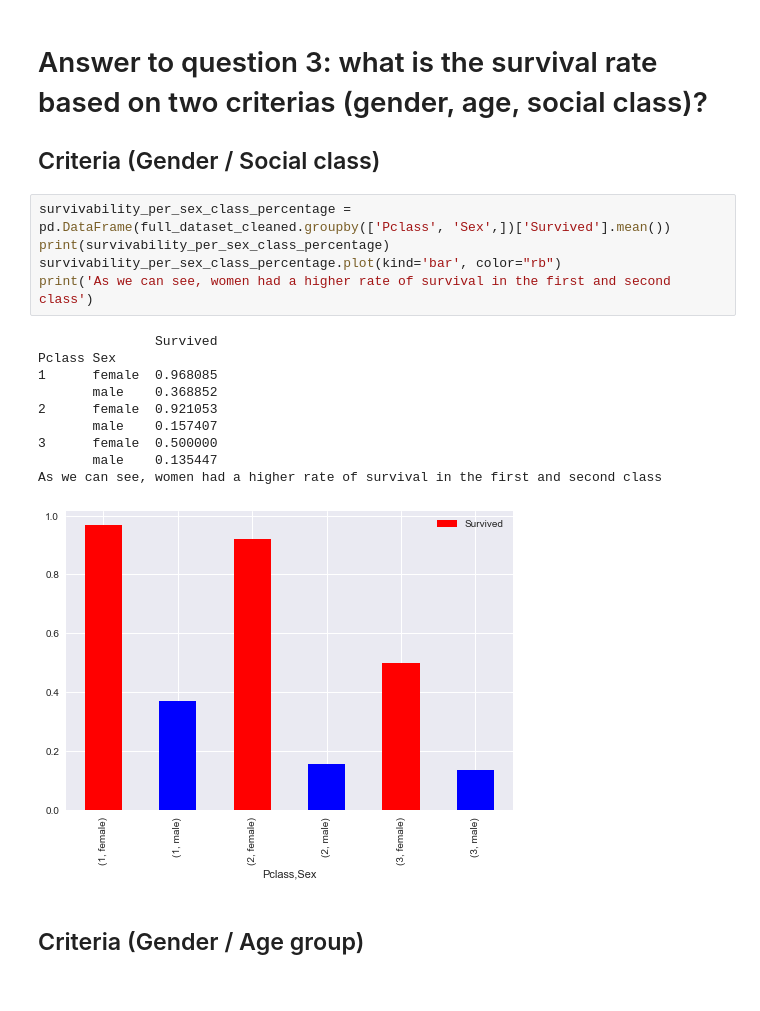
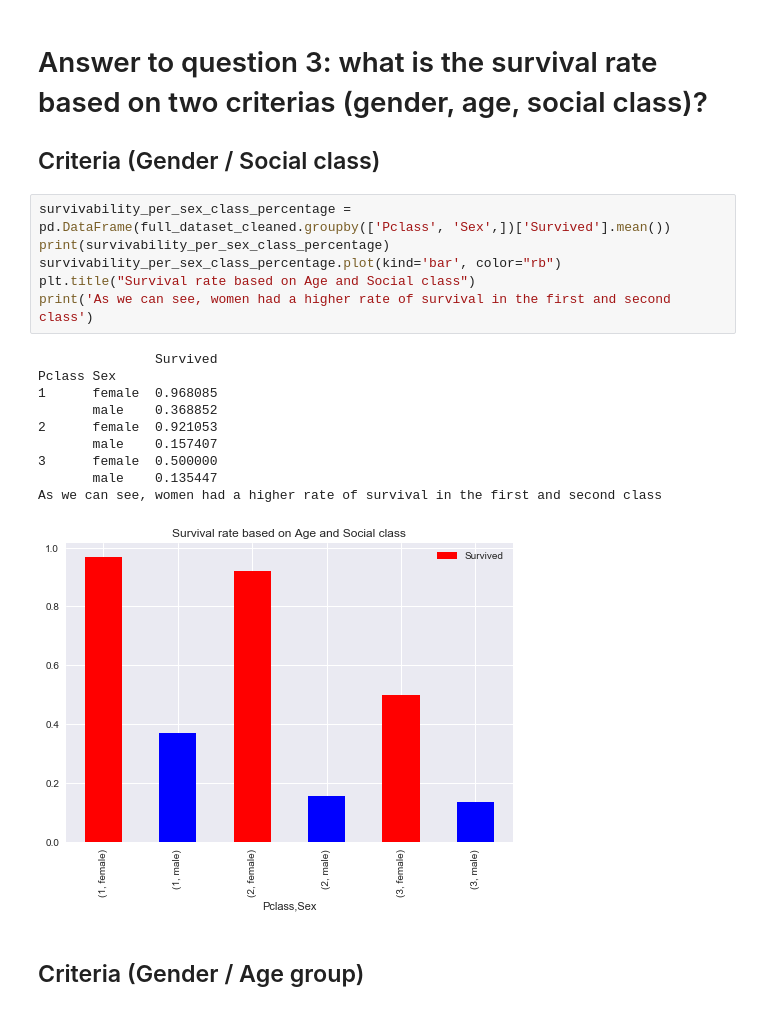
Before and after one commit to jocelyn19/dand_project0_titanic, a Jupyter notebook: Titanic report.ipynb, the cells around one changed output. Drawn from its saved outputs; the diff is of its cells as text.

```diff
--- a/Titanic report.ipynb
+++ b/Titanic report.ipynb
@@ -233,18 +241,19 @@ people with parent/children on board had a better chance of surviving between 1
 # %%
 survivability_per_sex_class_percentage = pd.DataFrame(full_dataset_cleaned.groupby(['Pclass', 'Sex',])['Survived'].mean())
 print(survivability_per_sex_class_percentage)
 survivability_per_sex_class_percentage.plot(kind='bar', color="rb")
+plt.title("Survival rate based on Age and Social class")
 print('As we can see, women had a higher rate of survival in the first and second class')
 # %% [output]
                Survived
 Pclass Sex
 1      female  0.968085
        male    0.368852
 2      female  0.921053
        male    0.157407
 3      female  0.500000
        male    0.135447
 As we can see, women had a higher rate of survival in the first and second class
-[figure, old version]
+[figure, new version]
 # %% [markdown]
 ## Criteria (Gender / Age group)
```
Also changed, not shown: parts of 13 cells of this notebook, 1 other file.
